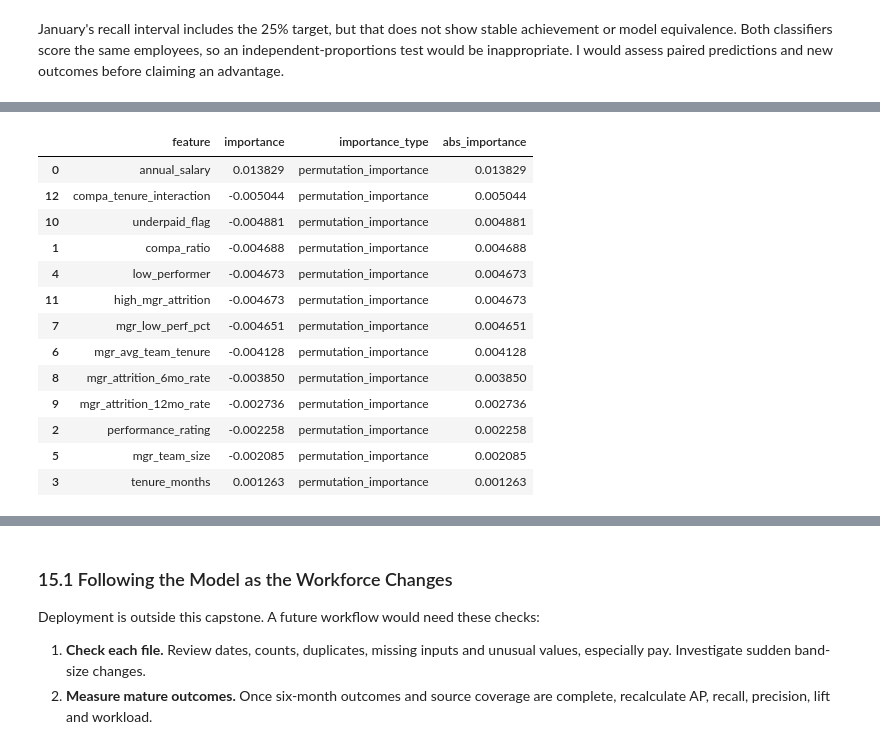
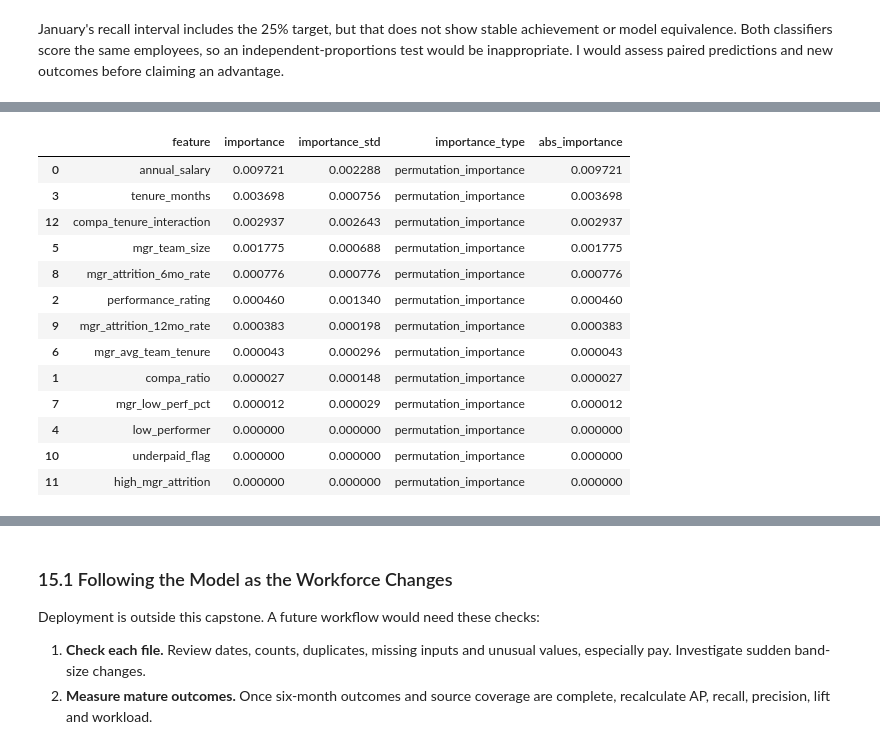
Before and after one commit to leosj168/workforce-attrition-capstone, a Jupyter notebook: Final Report/attrition_model_train_reg.ipynb, the cells around one changed output, grey strips where cells are left out. Drawn from its saved outputs; the diff is of its cells as text; code cells hidden in the pictures.

```diff
--- a/Final Report/attrition_model_train_reg.ipynb
+++ b/Final Report/attrition_model_train_reg.ipynb
@@ -2714,20 +2713,46 @@ else:
     # Shuffle each input and check the ranking change.
     from sklearn.inspection import permutation_importance
 
-    permutation = permutation_importance(
-        best_model,
-        X_valid[final_model_features],
-        y_valid,
-        scoring="average_precision",
-        n_repeats=3,
-        random_state=RANDOM_STATE,
-        n_jobs=1,
-        max_samples=min(20000, len(X_valid)),
-    )
+    from sklearn.model_selection import train_test_split
+    from threadpoolctl import threadpool_limits
+
+    # Use the same fixed records for the baseline and every shuffle.
+    permutation_sample_size = min(20_000, len(X_valid))
+    permutation_indices = np.arange(len(X_valid))
+    if permutation_sample_size < len(X_valid):
+        permutation_indices, _ = train_test_split(
+            permutation_indices,
+            train_size=permutation_sample_size,
+            stratify=np.asarray(y_valid),
+            random_state=RANDOM_STATE,
+        )
+    permutation_X = X_valid[final_model_features].iloc[permutation_indices].copy()
+    permutation_y = y_valid.iloc[permutation_indices].copy()
+
+    with threadpool_limits(limits=2):
+        permutation_baseline_ap = average_precision_score(
+            permutation_y, best_model.predict_proba(permutation_X)[:, 1]
+        )
+        permutation = permutation_importance(
+            best_model,
+            permutation_X,
+            permutation_y,
+            scoring="average_precision",
+            n_repeats=10,
+            random_state=RANDOM_STATE,
+            n_jobs=1,
+            max_samples=1.0,
+        )
+    print("Feature-check sample:", len(permutation_X), "validation records")
+    print("Feature-check exit cases:", int(permutation_y.sum()))
+    print("Unshuffled sample AP:", f"{permutation_baseline_ap:.4%}")
+    print("Shuffles per input: 10; baseline and shuffles use the same sample.")
+
     importance_df = (
         pd.DataFrame({
             "feature": final_model_features,
             "importance": permutation.importances_mean,
+            "importance_std": permutation.importances_std,
             "importance_type": "permutation_importance",
         })
         .assign(abs_importance=lambda d: d["importance"].abs())
@@ -2738,7 +2763,7 @@ coef_df = importance_df.copy()
 
 print("Selected model:", selected_model_name)
 print("Selected feature set:", final_feature_set_name)
-print("Top model drivers by absolute importance:")
+print("Input sensitivity by absolute importance (not causal drivers):")
 display(importance_df.head(15))
 
 # Show score direction for Logistic Regression weights.
@@ -2786,17 +2815,17 @@ Top model drivers by absolute importance:
-|  | feature | importance | importance_type | abs_importance |
-| 0 | annual_salary | 0.013829 | permutation_importance | 0.013829 |
-| 12 | compa_tenure_interaction | -0.005044 | permutation_importance | 0.005044 |
-| 10 | underpaid_flag | -0.004881 | permutation_importance | 0.004881 |
-| 1 | compa_ratio | -0.004688 | permutation_importance | 0.004688 |
-| 4 | low_performer | -0.004673 | permutation_importance | 0.004673 |
-| 11 | high_mgr_attrition | -0.004673 | permutation_importance | 0.004673 |
-| 7 | mgr_low_perf_pct | -0.004651 | permutation_importance | 0.004651 |
-| 6 | mgr_avg_team_tenure | -0.004128 | permutation_importance | 0.004128 |
-| 8 | mgr_attrition_6mo_rate | -0.003850 | permutation_importance | 0.003850 |
-| 9 | mgr_attrition_12mo_rate | -0.002736 | permutation_importance | 0.002736 |
-| 2 | performance_rating | -0.002258 | permutation_importance | 0.002258 |
-| 5 | mgr_team_size | -0.002085 | permutation_importance | 0.002085 |
-| 3 | tenure_months | 0.001263 | permutation_importance | 0.001263 |
+|  | feature | importance | importance_std | importance_type | abs_importance |
+| 0 | annual_salary | 0.009721 | 0.002288 | permutation_importance | 0.009721 |
+| 3 | tenure_months | 0.003698 | 0.000756 | permutation_importance | 0.003698 |
+| 12 | compa_tenure_interaction | 0.002937 | 0.002643 | permutation_importance | 0.002937 |
+| 5 | mgr_team_size | 0.001775 | 0.000688 | permutation_importance | 0.001775 |
+| 8 | mgr_attrition_6mo_rate | 0.000776 | 0.000776 | permutation_importance | 0.000776 |
+| 2 | performance_rating | 0.000460 | 0.001340 | permutation_importance | 0.000460 |
+| 9 | mgr_attrition_12mo_rate | 0.000383 | 0.000198 | permutation_importance | 0.000383 |
+| 6 | mgr_avg_team_tenure | 0.000043 | 0.000296 | permutation_importance | 0.000043 |
+| 1 | compa_ratio | 0.000027 | 0.000148 | permutation_importance | 0.000027 |
+| 7 | mgr_low_perf_pct | 0.000012 | 0.000029 | permutation_importance | 0.000012 |
+| 4 | low_performer | 0.000000 | 0.000000 | permutation_importance | 0.000000 |
+| 10 | underpaid_flag | 0.000000 | 0.000000 | permutation_importance | 0.000000 |
+| 11 | high_mgr_attrition | 0.000000 | 0.000000 | permutation_importance | 0.000000 |
 # %%
 # Score the latest snapshot for HR review.
 latest_snapshot = df.loc[
```
Also changed, not shown: parts of 48 cells of this notebook, 1 other file.
